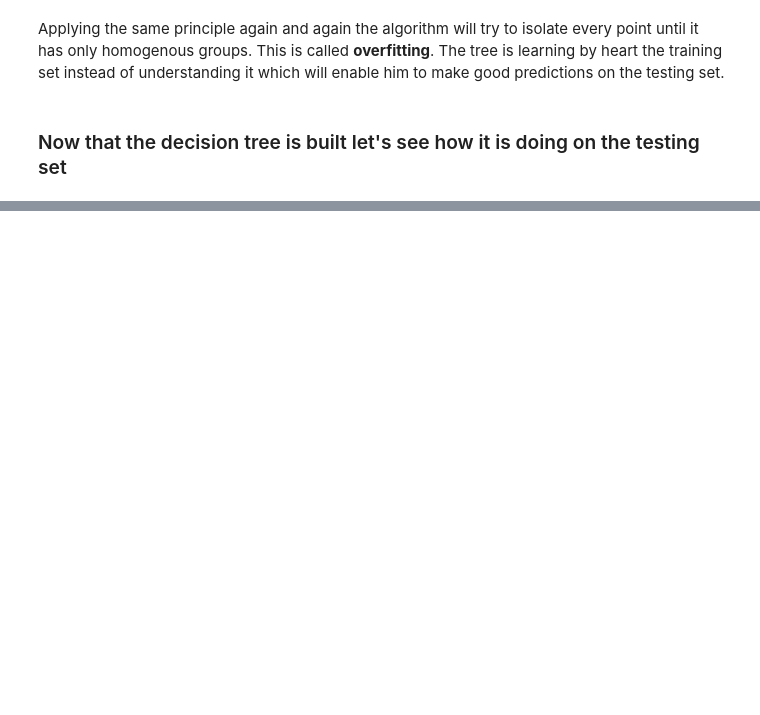
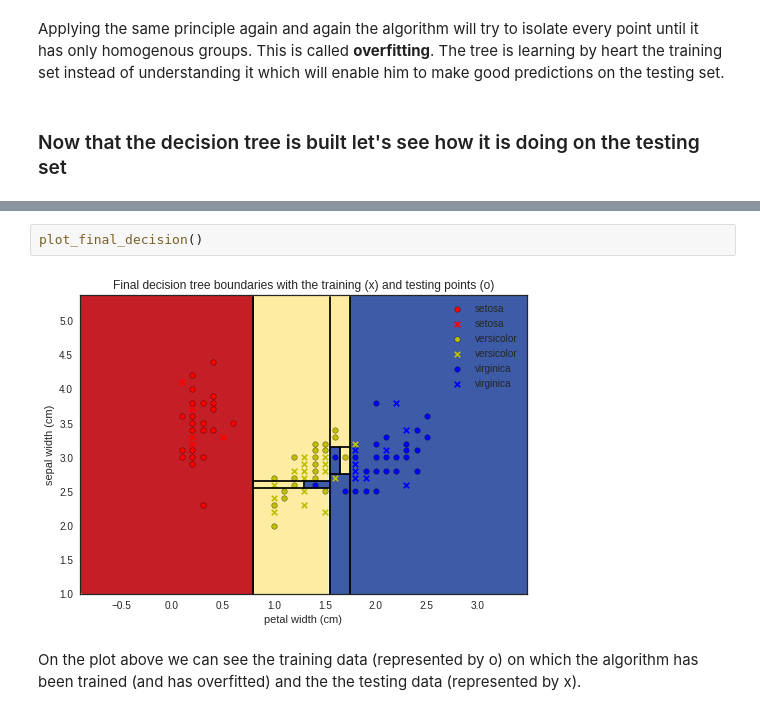
Before and after one commit to ValentinRicher/understanding-decision-trees, a Jupyter notebook: understanding_decision_trees.ipynb, the cells around one changed output, grey strips where cells are left out. Saved outputs shown, nothing was run; the diff lists cells and outputs as text; blank space fills up the shorter version.

```diff
--- a/understanding_decision_trees.ipynb
+++ b/understanding_decision_trees.ipynb
@@ -372,0 +421,6 @@ Applying the same principle again and again the algorithm will try to isolate ev
+# %%
+plot_final_decision()
+# %% [output]
+[figure, added]
+# %% [markdown]
+On the plot above we can see the training data (represented by o) on which the algorithm has been trained (and has overfitted) and the the testing data (represented by x).
```
Also changed, not shown: parts of 9 cells of this notebook.
